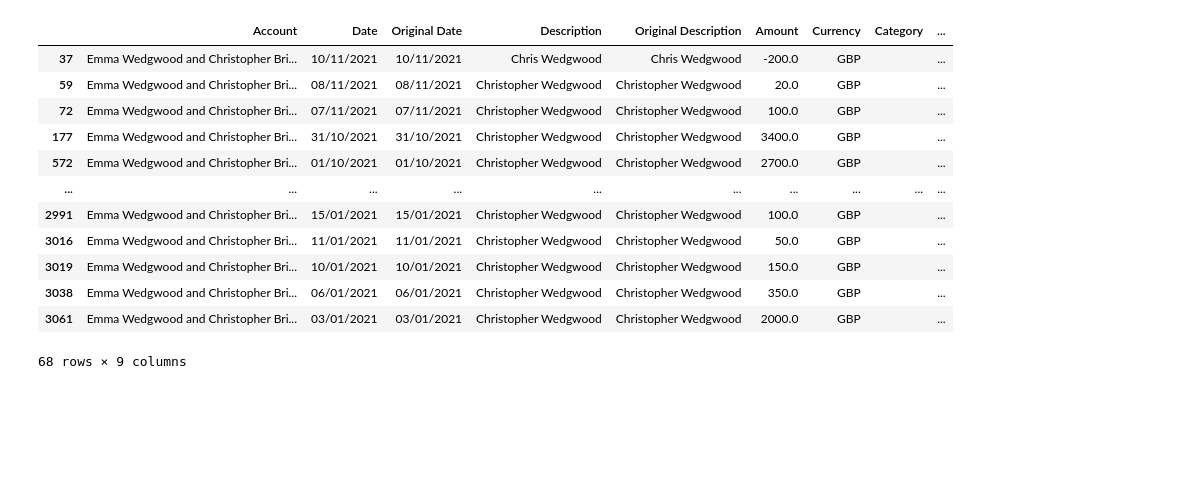
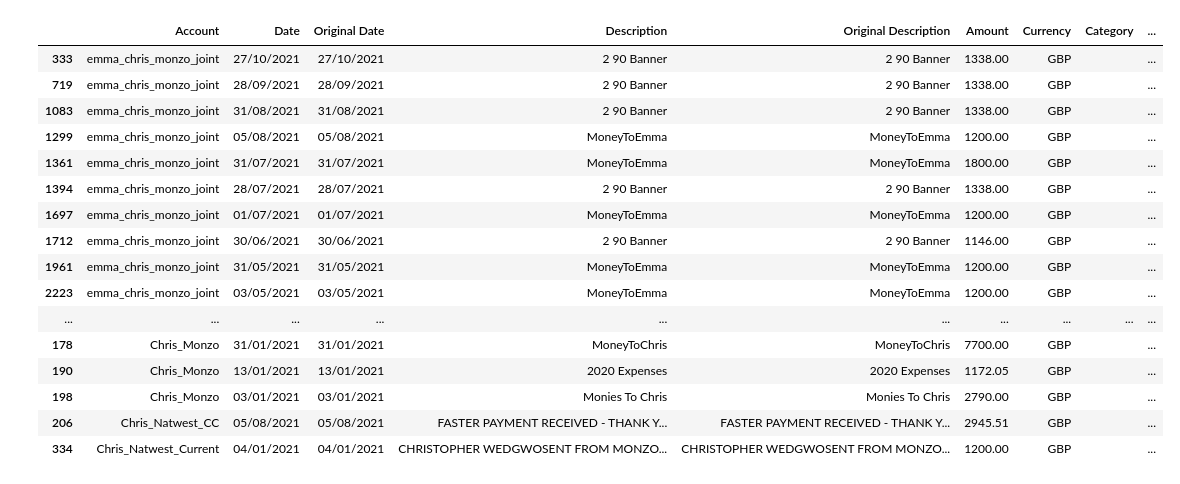
Before and after one commit to chriswedgwood/chriswedgwood, a Jupyter notebook: Finances.ipynb, the cells around one changed output. Drawn from its saved outputs; the diff is of its cells as text; code cells hidden in the pictures; blank space fills up the shorter version.

```diff
--- a/Finances.ipynb
+++ b/Finances.ipynb
@@ -36,17 +14,0 @@ df
-# %%
-df[df.Description.str.contains('Chris')]
-#df[(df.Description.str.contains('EMMA WEDGWOOD     CASH')) & (df.Account=='WEDGWOOD E')]
-# %% [output]
-|  | Account | Date | Original Date | Description | Original Description | Amount | Currency | Category | ... |
-| 37 | Emma Wedgwood and Christopher Bri... | 10/11/2021 | 10/11/2021 | Chris Wedgwood | Chris Wedgwood | -200.0 | GBP |  | ... |
-| 59 | Emma Wedgwood and Christopher Bri... | 08/11/2021 | 08/11/2021 | Christopher Wedgwood | Christopher Wedgwood | 20.0 | GBP |  | ... |
-| 72 | Emma Wedgwood and Christopher Bri... | 07/11/2021 | 07/11/2021 | Christopher Wedgwood | Christopher Wedgwood | 100.0 | GBP |  | ... |
-| 177 | Emma Wedgwood and Christopher Bri... | 31/10/2021 | 31/10/2021 | Christopher Wedgwood | Christopher Wedgwood | 3400.0 | GBP |  | ... |
-| 572 | Emma Wedgwood and Christopher Bri... | 01/10/2021 | 01/10/2021 | Christopher Wedgwood | Christopher Wedgwood | 2700.0 | GBP |  | ... |
-| ... | ... | ... | ... | ... | ... | ... | ... | ... | ... |
-| 2991 | Emma Wedgwood and Christopher Bri... | 15/01/2021 | 15/01/2021 | Christopher Wedgwood | Christopher Wedgwood | 100.0 | GBP |  | ... |
-| 3016 | Emma Wedgwood and Christopher Bri... | 11/01/2021 | 11/01/2021 | Christopher Wedgwood | Christopher Wedgwood | 50.0 | GBP |  | ... |
-| 3019 | Emma Wedgwood and Christopher Bri... | 10/01/2021 | 10/01/2021 | Christopher Wedgwood | Christopher Wedgwood | 150.0 | GBP |  | ... |
-| 3038 | Emma Wedgwood and Christopher Bri... | 06/01/2021 | 06/01/2021 | Christopher Wedgwood | Christopher Wedgwood | 350.0 | GBP |  | ... |
-| 3061 | Emma Wedgwood and Christopher Bri... | 03/01/2021 | 03/01/2021 | Christopher Wedgwood | Christopher Wedgwood | 2000.0 | GBP |  | ... |
-68 rows × 9 columns
@@ -53,3 +68,24 @@ df[df.Description.str.contains('Chris')]
+# %%
+df.loc[(df.Amount>=1000.00)]
+#df[df.Account=="emma_monzo"]
+# %% [output]
+|  | Account | Date | Original Date | Description | Original Description | Amount | Currency | Category | ... |
+| 333 | emma_chris_monzo_joint | 27/10/2021 | 27/10/2021 | 2 90 Banner | 2 90 Banner | 1338.00 | GBP |  | ... |
+| 719 | emma_chris_monzo_joint | 28/09/2021 | 28/09/2021 | 2 90 Banner | 2 90 Banner | 1338.00 | GBP |  | ... |
+| 1083 | emma_chris_monzo_joint | 31/08/2021 | 31/08/2021 | 2 90 Banner | 2 90 Banner | 1338.00 | GBP |  | ... |
+| 1299 | emma_chris_monzo_joint | 05/08/2021 | 05/08/2021 | MoneyToEmma | MoneyToEmma | 1200.00 | GBP |  | ... |
+| 1361 | emma_chris_monzo_joint | 31/07/2021 | 31/07/2021 | MoneyToEmma | MoneyToEmma | 1800.00 | GBP |  | ... |
+| 1394 | emma_chris_monzo_joint | 28/07/2021 | 28/07/2021 | 2 90 Banner | 2 90 Banner | 1338.00 | GBP |  | ... |
+| 1697 | emma_chris_monzo_joint | 01/07/2021 | 01/07/2021 | MoneyToEmma | MoneyToEmma | 1200.00 | GBP |  | ... |
+| 1712 | emma_chris_monzo_joint | 30/06/2021 | 30/06/2021 | 2 90 Banner | 2 90 Banner | 1146.00 | GBP |  | ... |
+| 1961 | emma_chris_monzo_joint | 31/05/2021 | 31/05/2021 | MoneyToEmma | MoneyToEmma | 1200.00 | GBP |  | ... |
+| 2223 | emma_chris_monzo_joint | 03/05/2021 | 03/05/2021 | MoneyToEmma | MoneyToEmma | 1200.00 | GBP |  | ... |
+| ... | ... | ... | ... | ... | ... | ... | ... | ... | ... |
+| 178 | Chris_Monzo | 31/01/2021 | 31/01/2021 | MoneyToChris | MoneyToChris | 7700.00 | GBP |  | ... |
+| 190 | Chris_Monzo | 13/01/2021 | 13/01/2021 | 2020 Expenses | 2020 Expenses | 1172.05 | GBP |  | ... |
+| 198 | Chris_Monzo | 03/01/2021 | 03/01/2021 | Monies To Chris | Monies To Chris | 2790.00 | GBP |  | ... |
+| 206 | Chris_Natwest_CC | 05/08/2021 | 05/08/2021 | FASTER PAYMENT RECEIVED - THANK Y... | FASTER PAYMENT RECEIVED - THANK Y... | 2945.51 | GBP |  | ... |
+| 334 | Chris_Natwest_Current | 04/01/2021 | 04/01/2021 | CHRISTOPHER WEDGWOSENT FROM MONZO... | CHRISTOPHER WEDGWOSENT FROM MONZO... | 1200.00 | GBP |  | ... |
 # %%
 df.loc[df['Description'].str.contains('TfL|TFL|Uber'), ['Category']] = 'Travel'
 df.loc[df['Description'].str.contains('Banner Street Pot'), ['Category']] = 'Transfer'
```
Also changed, not shown: parts of 12 cells of this notebook.
